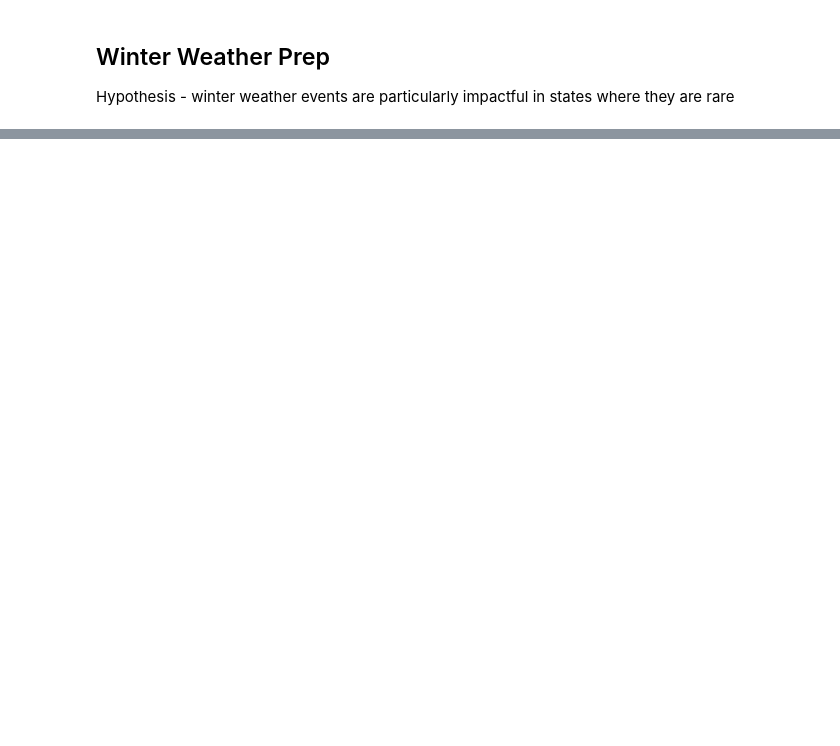
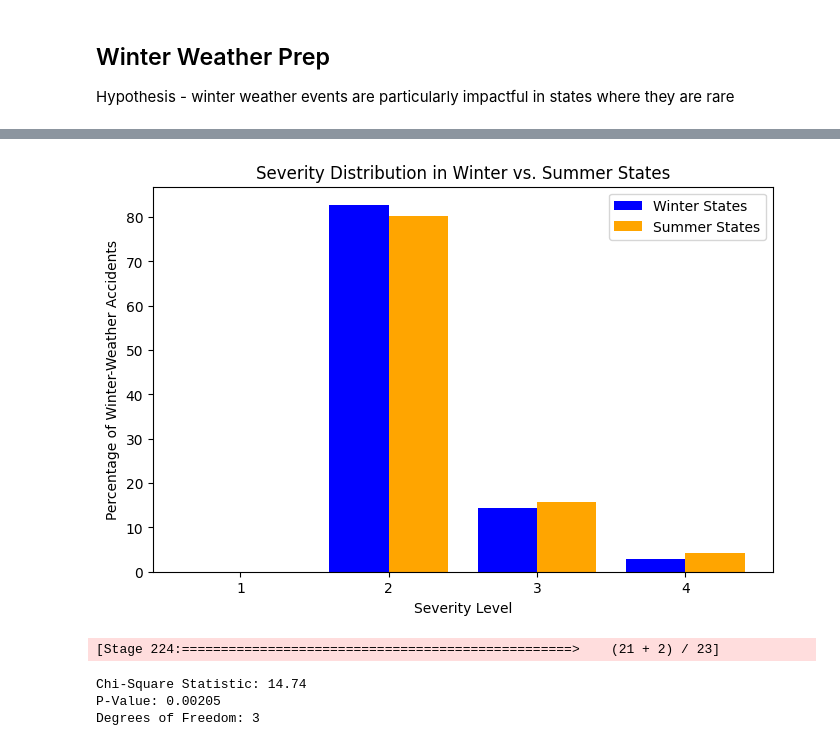
Before and after one commit to pauldennis2/collision-insights, a Jupyter notebook: col_insights.ipynb, the cells around one changed output, grey strips where cells are left out. Cells and saved outputs as stored; diff of their text form; code cells hidden in the pictures; blank space fills up the shorter version.

```diff
--- a/col_insights.ipynb
+++ b/col_insights.ipynb
@@ -923,0 +927,18 @@ print(accidents_by_state)
+# %%
+# Define state groups
+winter_states = ["PA", "MN", "NY", "MI", "OR"]
+summer_states = ["GA", "TX", "SC", "LA", "AZ"]
+
+# Define winter weather conditions
+winter_conditions = ["Light Snow", "Snow (Moderate/Heavy)", "Wintry Mix/Sleet/Ice"]
+
+# Filter data for winter and summer states
+winter_df = df.filter((col("State").isin(winter_states)) & (col("Weather_Condition").isin(winter_conditions)))
+summer_df = df.filter((col("State").isin(summer_states)) & (col("Weather_Condition").isin(winter_conditions)))
+
+# Get basic counts
+winter_count = winter_df.count()
+summer_count = summer_df.count()
+
+print(f"Winter States Accidents (Winter Weather): {winter_count}")
+print(f"Summer States Accidents (Winter Weather): {summer_count}")
@@ -923,0 +1033,56 @@ print(accidents_by_state)
+# %%
+# Count accidents by severity for winter and summer states
+severity_winter_df = winter_df.groupBy("Severity").count().withColumnRenamed("count", "winter_count")
+severity_summer_df = summer_df.groupBy("Severity").count().withColumnRenamed("count", "summer_count")
+
+# Join the datasets for easier plotting
+severity_df = severity_winter_df.join(severity_summer_df, on="Severity", how="outer").fillna(0)
+
+# Normalize counts to percentages
+total_winter = winter_df.count()
+total_summer = summer_df.count()
+
+severity_df = severity_df.withColumn("Winter_Percentage", (col("winter_count") / total_winter) * 100)
+severity_df = severity_df.withColumn("Summer_Percentage", (col("summer_count") / total_summer) * 100)
+
+severity_pd = severity_df.toPandas()
+
+x = severity_pd["Severity"].astype(int)
+width = 0.4
+
+fig, ax = plt.subplots(figsize=(8, 5))
+ax.bar(x - width/2, severity_pd["Winter_Percentage"], width, label="Winter States", color="blue")
+ax.bar(x + width/2, severity_pd["Summer_Percentage"], width, label="Summer States", color="orange")
+
+ax.set_xlabel("Severity Level")
+ax.set_ylabel("Percentage of Winter-Weather Accidents")
+ax.set_title("Severity Distribution in Winter vs. Summer States")
+ax.legend()
+
+plt.xticks(x)
+plt.show()
+# %% [output]
+[figure, added]
+# %%
+
+import scipy.stats as stats
+# Create contingency table (severity counts for winter & summer states)
+severity_ct = winter_df.groupBy("Severity").count().withColumnRenamed("count", "Winter_Count") \
+    .join(summer_df.groupBy("Severity").count().withColumnRenamed("count", "Summer_Count"), on="Severity", how="outer") \
+    .fillna(0).toPandas()
+
+# Extract values for chi-square test
+observed = severity_ct[["Winter_Count", "Summer_Count"]].values
+
+# Perform chi-square test
+chi2_stat, p_value, dof, expected = stats.chi2_contingency(observed)
+
+# Print results correctly
+print(f"Chi-Square Statistic: {chi2_stat:.2f}")
+print(f"P-Value: {p_value:.5f}")
+print(f"Degrees of Freedom: {dof}")
+# %% [output]
+[Stage 224:==================================================>    (21 + 2) / 23]
+Chi-Square Statistic: 14.74
+P-Value: 0.00205
+Degrees of Freedom: 3
```
Also changed, not shown: parts of 19 cells of this notebook, 2 other files.
